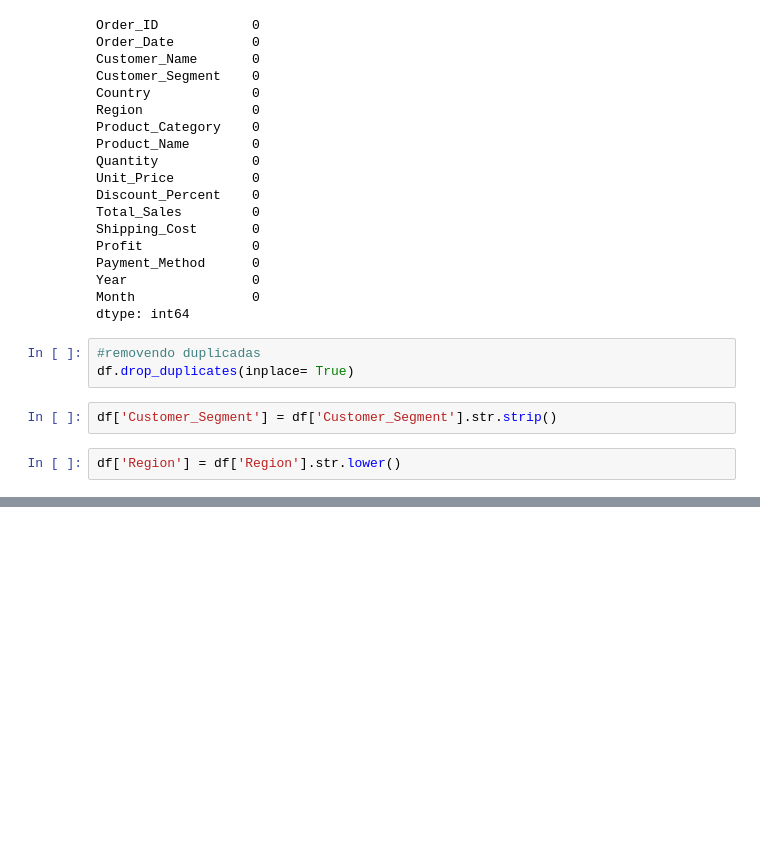
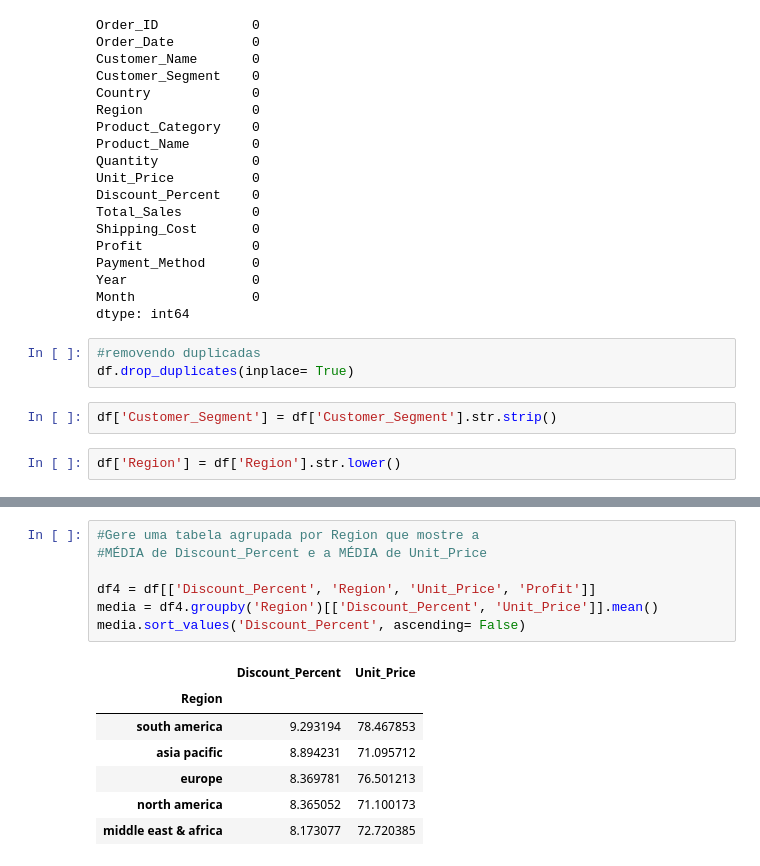
Before and after one commit to IuryFranca15/E-commerce_database, a Jupyter notebook: e-commerce.ipynb, the cells around one changed output, grey strips where cells are left out. Saved outputs shown, nothing was run; the diff lists cells and outputs as text; blank space fills up the shorter version.

```diff
--- a/e-commerce.ipynb
+++ b/e-commerce.ipynb
@@ -44,0 +103,15 @@ df['Region'] = df['Region'].str.lower()
+# %%
+#Gere uma tabela agrupada por Region que mostre a
+#MÉDIA de Discount_Percent e a MÉDIA de Unit_Price
+
+df4 = df[['Discount_Percent', 'Region', 'Unit_Price', 'Profit']]
+media = df4.groupby('Region')[['Discount_Percent', 'Unit_Price']].mean()
+media.sort_values('Discount_Percent', ascending= False)
+# %% [output]
+|  | Discount_Percent | Unit_Price |
+| Region |  |  |
+| south america | 9.293194 | 78.467853 |
+| asia pacific | 8.894231 | 71.095712 |
+| europe | 8.369781 | 76.501213 |
+| north america | 8.365052 | 71.100173 |
+| middle east & africa | 8.173077 | 72.720385 |
```
Also changed, not shown: parts of 9 cells of this notebook.
